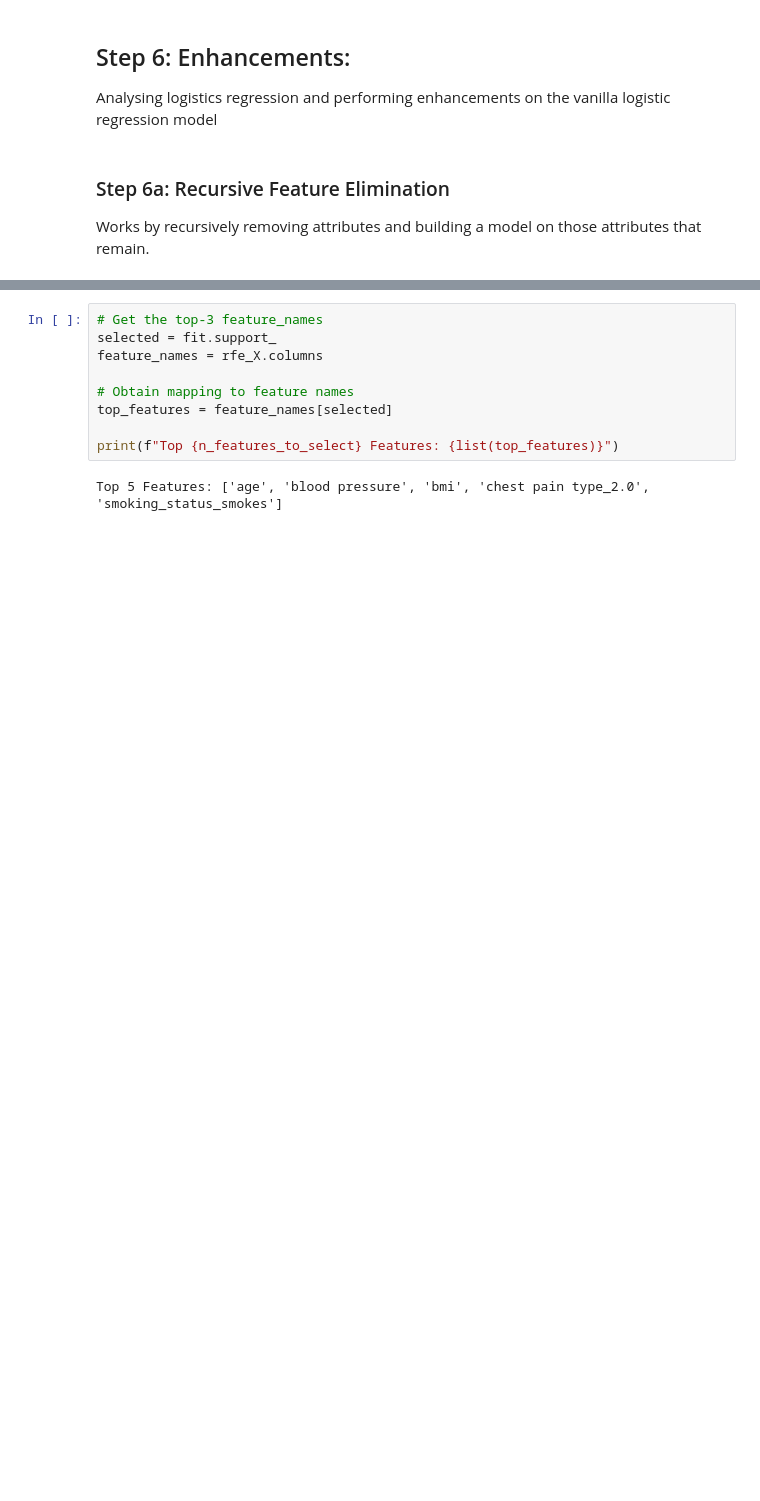
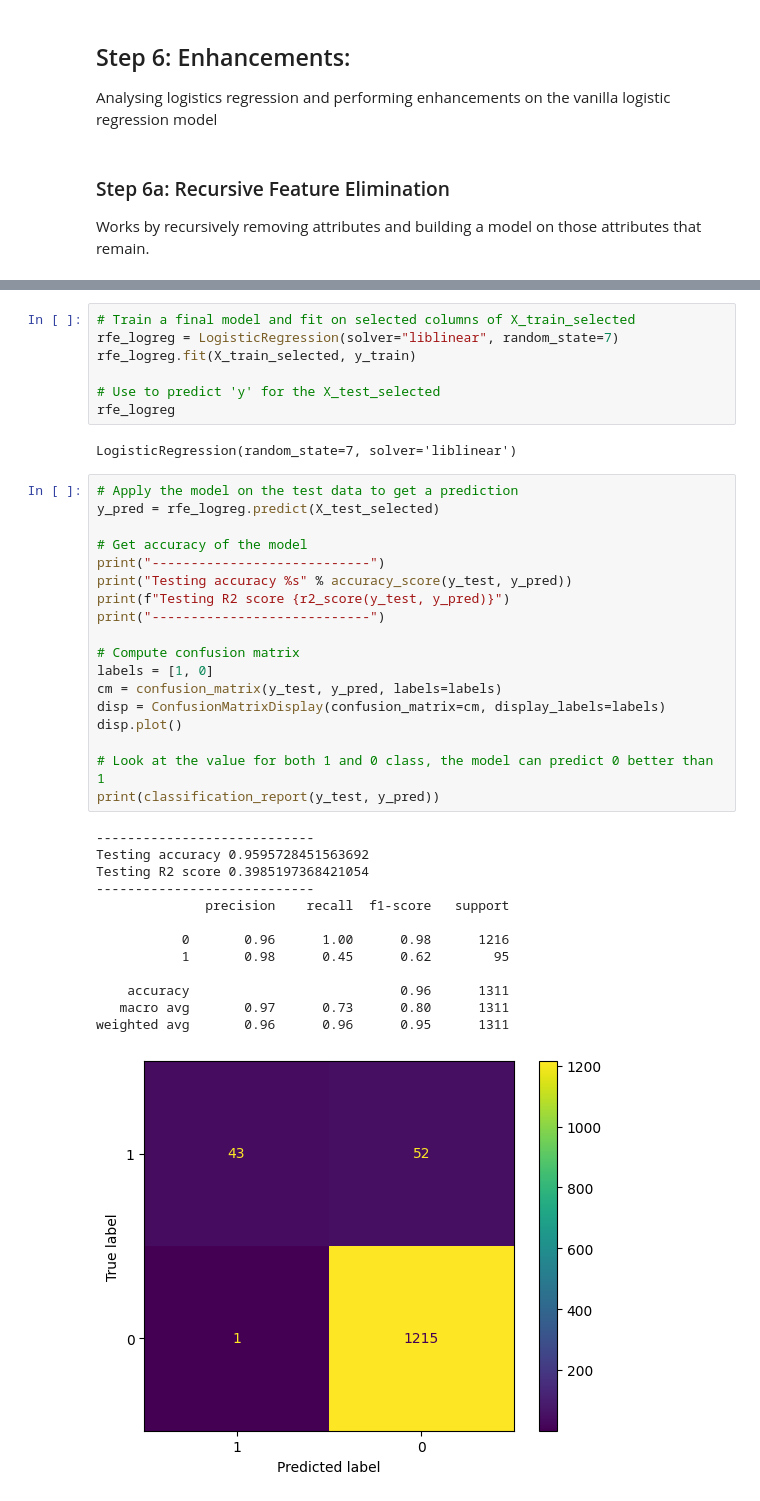
Before and after one commit to eugenelian/DBTT_G5T1, a Jupyter notebook: notebooks/triage_classification.ipynb, the cells around one changed output, grey strips where cells are left out. Saved outputs shown, nothing was run; the diff lists cells and outputs as text; blank space fills up the shorter version.

Commit message:
feat: updated rfe and grid search with r2 score

```diff
--- a/notebooks/triage_classification.ipynb
+++ b/notebooks/triage_classification.ipynb
@@ -455,13 +475,43 @@ Feature Ranking: [ 1  1  8  7  1 13  5  4 12  6  1  2  3 10  9 11  1]
-# %%
-# Get the top-3 feature_names
-selected = fit.support_
-feature_names = rfe_X.columns
-
-# Obtain mapping to feature names
-top_features = feature_names[selected]
-
-print(f"Top {n_features_to_select} Features: {list(top_features)}")
-# %% [output]
-Top 5 Features: ['age', 'blood pressure', 'bmi', 'chest pain type_2.0', 'smoking_status_smokes']
+# %%
+# Train a final model and fit on selected columns of X_train_selected
+rfe_logreg = LogisticRegression(solver="liblinear", random_state=7)
+rfe_logreg.fit(X_train_selected, y_train)
+
+# Use to predict 'y' for the X_test_selected
+rfe_logreg
+# %% [output]
+LogisticRegression(random_state=7, solver='liblinear')
+# %%
+# Apply the model on the test data to get a prediction
+y_pred = rfe_logreg.predict(X_test_selected)
+
+# Get accuracy of the model
+print("----------------------------")
+print("Testing accuracy %s" % accuracy_score(y_test, y_pred))
+print(f"Testing R2 score {r2_score(y_test, y_pred)}")
+print("----------------------------")
+
+# Compute confusion matrix
+labels = [1, 0]
+cm = confusion_matrix(y_test, y_pred, labels=labels)
+disp = ConfusionMatrixDisplay(confusion_matrix=cm, display_labels=labels)
+disp.plot()
+
+# Look at the value for both 1 and 0 class, the model can predict 0 better than 1
+print(classification_report(y_test, y_pred))
+# %% [output]
+----------------------------
+Testing accuracy 0.9595728451563692
+Testing R2 score 0.3985197368421054
+----------------------------
+              precision    recall  f1-score   support
+
+           0       0.96      1.00      0.98      1216
+           1       0.98      0.45      0.62        95
+
+    accuracy                           0.96      1311
+   macro avg       0.97      0.73      0.80      1311
+weighted avg       0.96      0.96      0.95      1311
+[figure, added]
 # %% [markdown]
 ### Step 6b: Grid Search
```
Also changed, not shown: parts of 7 cells of this notebook.
